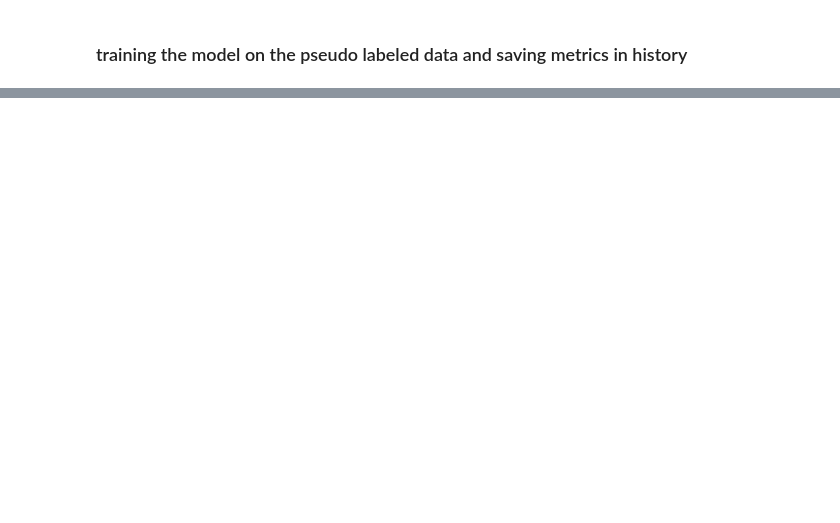
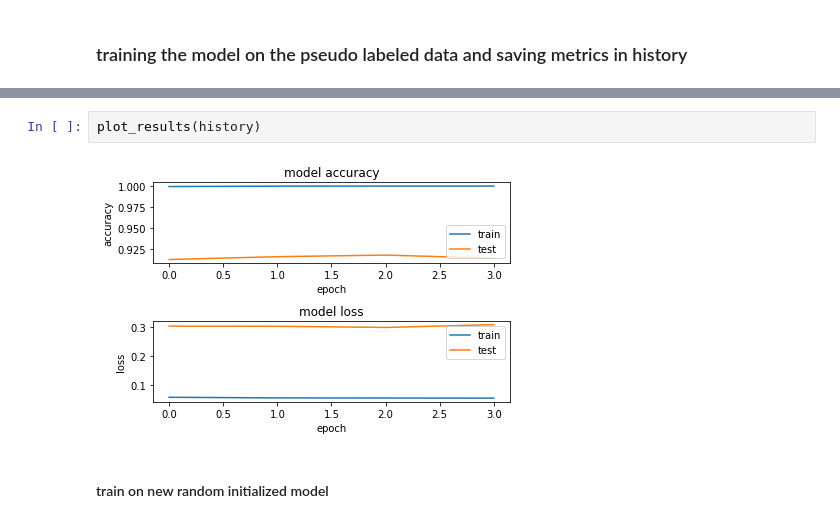
Before and after one commit to yuvalsolaz/semi-supervised, a Jupyter notebook: semi-supervised.ipynb, the cells around one changed output, grey strips where cells are left out. Drawn from its saved outputs; the diff is of its cells as text; blank space fills up the shorter version.

```diff
--- a/semi-supervised.ipynb
+++ b/semi-supervised.ipynb
@@ -244,0 +240,6 @@ acc: 0.9836
+# %%
+plot_results(history)
+# %% [output]
+[figure, added]
+# %% [markdown]
+#### train on new random initialized model
```
Also changed, not shown: parts of 13 cells of this notebook, 1 other file.
